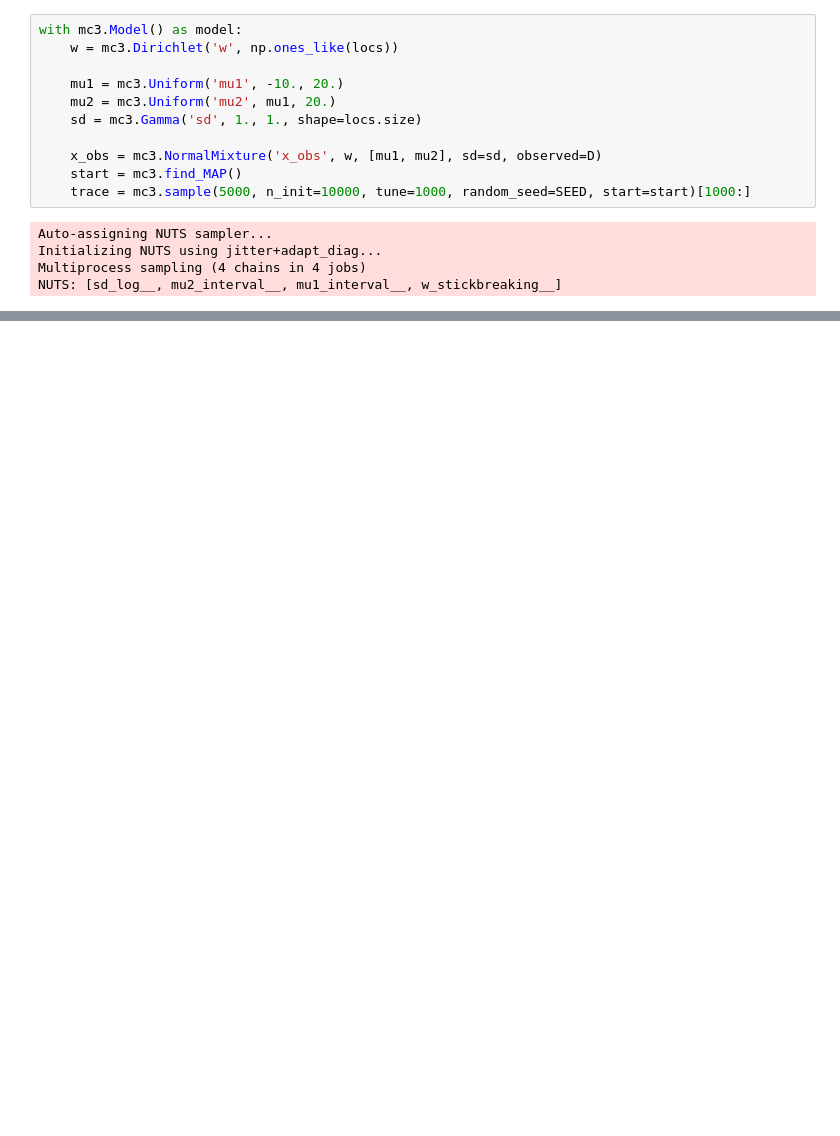
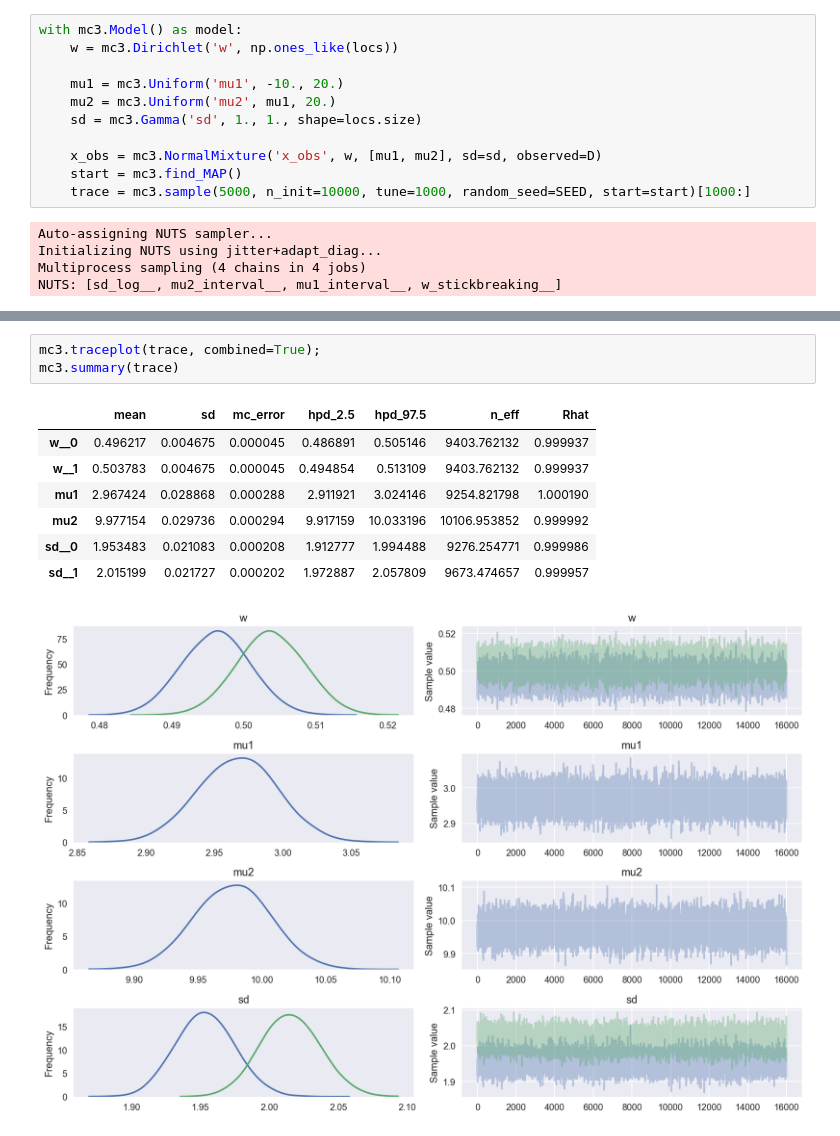
Before and after one commit to balarsen/pymc_learning, a Jupyter notebook: Mixture/Gaussian Mixture.ipynb, the cells around one changed output, grey strips where cells are left out. Saved outputs shown, nothing was run; the diff lists cells and outputs as text; blank space fills up the shorter version.

```diff
--- a/Mixture/Gaussian Mixture.ipynb
+++ b/Mixture/Gaussian Mixture.ipynb
@@ -148,0 +233,12 @@ plt.legend()
+# %%
+mc3.traceplot(trace, combined=True);
+mc3.summary(trace)
+# %% [output]
+|  | mean | sd | mc_error | hpd_2.5 | hpd_97.5 | n_eff | Rhat |
+| w__0 | 0.496217 | 0.004675 | 0.000045 | 0.486891 | 0.505146 | 9403.762132 | 0.999937 |
+| w__1 | 0.503783 | 0.004675 | 0.000045 | 0.494854 | 0.513109 | 9403.762132 | 0.999937 |
+| mu1 | 2.967424 | 0.028868 | 0.000288 | 2.911921 | 3.024146 | 9254.821798 | 1.000190 |
+| mu2 | 9.977154 | 0.029736 | 0.000294 | 9.917159 | 10.033196 | 10106.953852 | 0.999992 |
+| sd__0 | 1.953483 | 0.021083 | 0.000208 | 1.912777 | 1.994488 | 9276.254771 | 0.999986 |
+| sd__1 | 2.015199 | 0.021727 | 0.000202 | 1.972887 | 2.057809 | 9673.474657 | 0.999957 |
+[figure, added]
```
Also changed, not shown: parts of 16 cells of this notebook, 2 other files.
